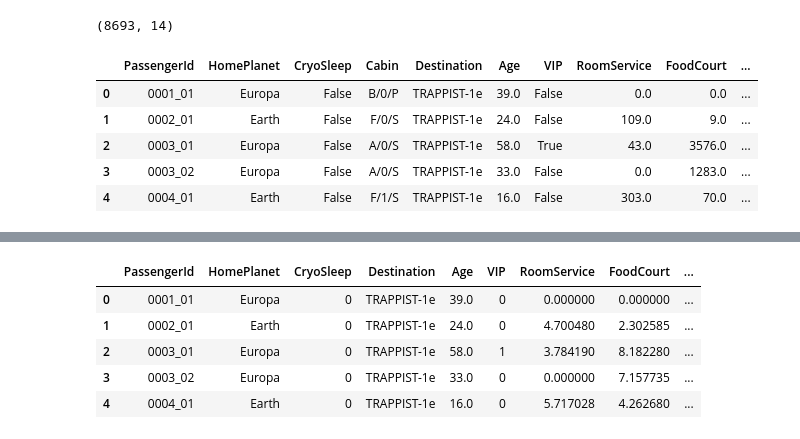
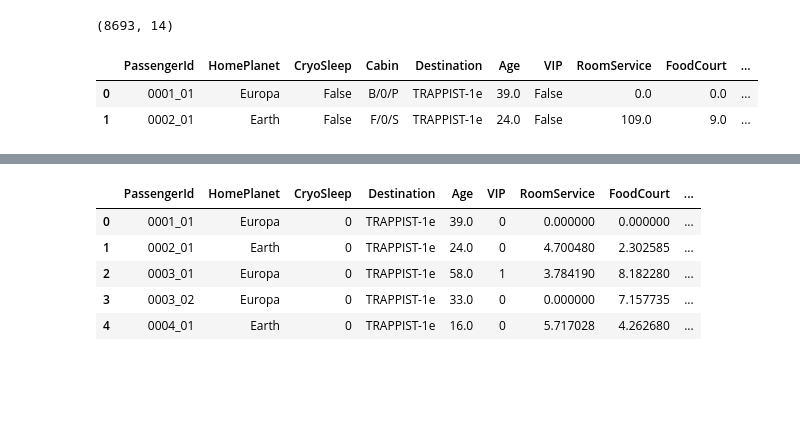
Before and after one commit to MykolaPinchuk/Kaggle, a Jupyter notebook: Projects/KProject-spacetitanic.ipynb, the cells around one changed output, grey strips where cells are left out. Cells and saved outputs as stored; diff of their text form; code cells hidden in the pictures; blank space fills up the shorter version.

```diff
--- a/Projects/KProject-spacetitanic.ipynb
+++ b/Projects/KProject-spacetitanic.ipynb
@@ -57,19 +57,14 @@ def draw_histograms(df, variables, n_rows, n_cols):
 # %%
 ### 2.Load data ###
 
 time1 = time.time()
 
 path = '../input/spaceship-titanic/train.csv'
-df = pd.read_csv(path)
-print(df.shape)
-#df.drop(columns=['Name', 'Ticket', 'Cabin'],inplace=True)
-#df.loc[df.Age.isnull(),'Age'] = df.Age.median()
-df.head()
+train = pd.read_csv(path)
+print(train.shape)
+train.head(2)
 # %% [output]
 (8693, 14)
 |  | PassengerId | HomePlanet | CryoSleep | Cabin | Destination | Age | VIP | RoomService | FoodCourt | ... |
 | 0 | 0001_01 | Europa | False | B/0/P | TRAPPIST-1e | 39.0 | False | 0.0 | 0.0 | ... |
 | 1 | 0002_01 | Earth | False | F/0/S | TRAPPIST-1e | 24.0 | False | 109.0 | 9.0 | ... |
-| 2 | 0003_01 | Europa | False | A/0/S | TRAPPIST-1e | 58.0 | True | 43.0 | 3576.0 | ... |
-| 3 | 0003_02 | Europa | False | A/0/S | TRAPPIST-1e | 33.0 | False | 0.0 | 1283.0 | ... |
-| 4 | 0004_01 | Earth | False | F/1/S | TRAPPIST-1e | 16.0 | False | 303.0 | 70.0 | ... |
```
Also changed, not shown: parts of 18 cells of this notebook.
